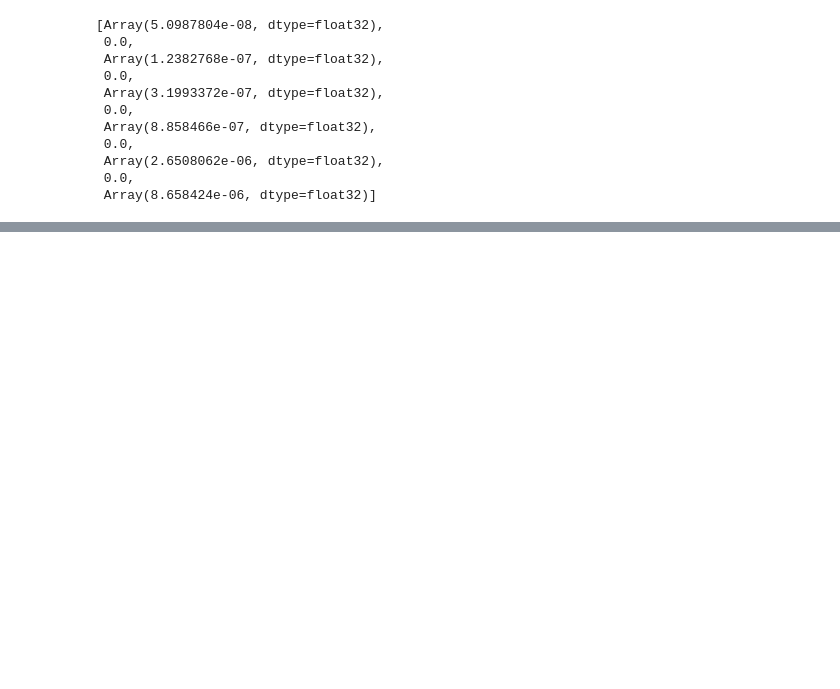
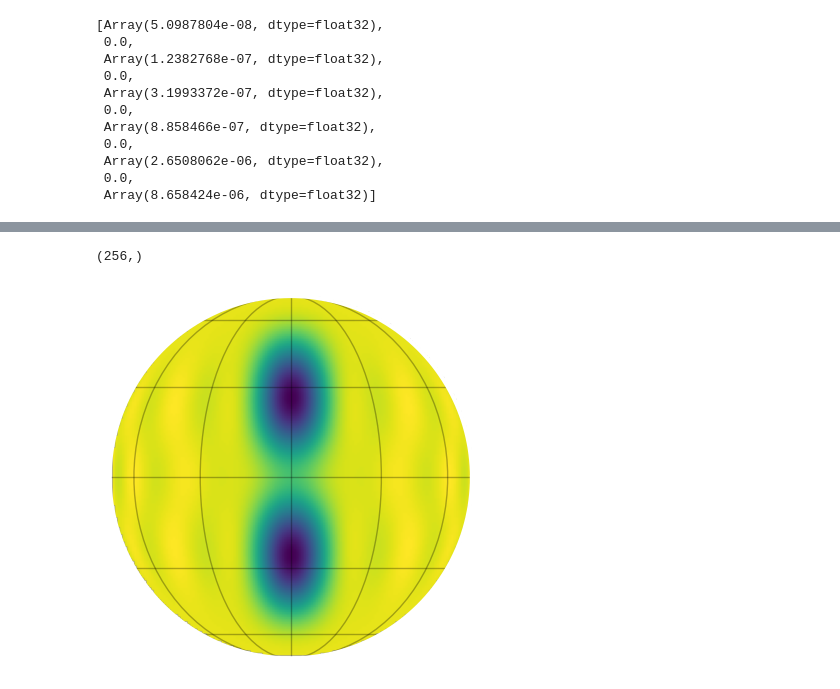
Before and after one commit to farr/StarryStarryProcessJaxoplanet, a Jupyter notebook: integrals.ipynb, the cells around one changed output, grey strips where cells are left out. Cells and saved outputs as stored; diff of their text form; code cells hidden in the pictures; blank space fills up the shorter version.

```diff
--- a/integrals.ipynb
+++ b/integrals.ipynb
@@ -98,0 +210,9 @@ Array(54.784737, dtype=float32, weak_type=True)
+# %%
+def qllambda(l, i):
+    if (i % 2) != 0:
+        return 0.0
+    else:
+        term1 = 2 ** l * jnp.exp(jax.lax.lgamma((1 + i) / 2) + jax.lax.lgamma(l + (1 - i) / 2))
+        term2 = jnp.pi * jnp.exp(jax.lax.lgamma(float(l + 1)))
+
+        return term1 / term2
@@ -98,0 +233,37 @@ Array(54.784737, dtype=float32, weak_type=True)
+# %%
+def pllambdam(l, m, ebarphi):
+    sumterm = sum([ebarphi[l+mp] * clmmpi(l, m, mp, i) * qllambda(l, i) for mp in range(-l, l+1) for i in range(0, 2*l+1)])
+
+    return sumterm
+# %%
+alpha = 5*jnp.sqrt(3)
+beta = 10-alpha
+lmax = 5
+r = 0.1
+c = 0.5
+er = ylm.ylm_spot(lmax)(c, r)
+elambdas = []
+ephis = []
+for l in range(0, lmax+1):
+    u = U(l)
+    erl = jnp.array([er[l,m] for m in range(-l,l+1)])
+    erlbar = u @ erl
+    p = jnp.array([plphim(l, m, erlbar, alpha, beta) for m in range(-l, l+1)])
+
+    ephi = jnp.real(jnp.conj(u.T) @ p)
+    ephis.append(ephi)
+    ebarphi = u @ ephi
+
+    plambda = jnp.array([pllambdam(l, m, ebarphi) for m in range(-l, l+1)])
+    elambdas.append(jnp.real(jnp.conj(u.T) @ plambda))
+
+elambda = jnp.concatenate(elambdas)
+ephis_full = jnp.concatenate(ephis)
+# %%
+ephis_full.shape
+# %% [output]
+(256,)
+# %%
+show_surface(ephis_full)
+# %% [output]
+[figure, added]
```
Also changed, not shown: parts of 55 cells of this notebook.
